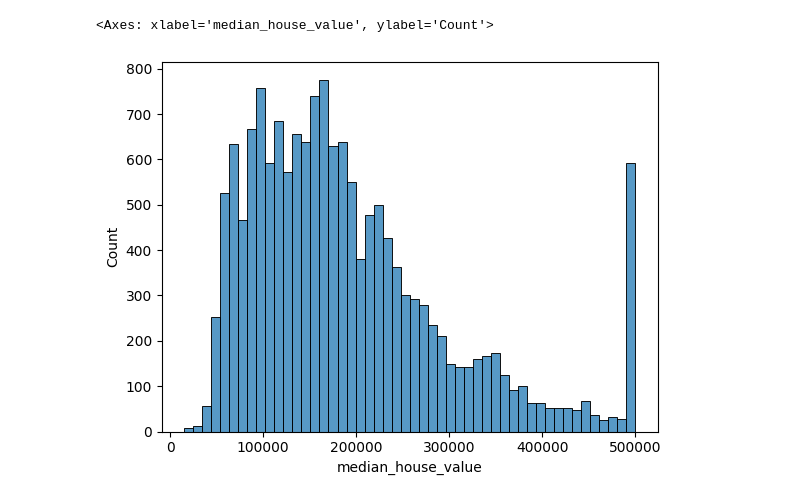
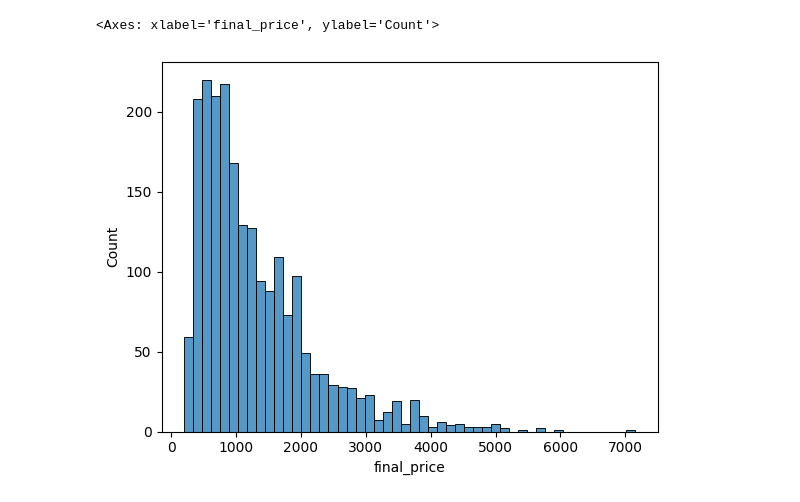
Before and after one commit to walterjove/ml-zoomcamp-hw, a Jupyter notebook: 02-regression/homework2.ipynb, the cells around one changed output. Drawn from its saved outputs; the diff is of its cells as text; code cells hidden in the pictures.

```diff
--- a/02-regression/homework2.ipynb
+++ b/02-regression/homework2.ipynb
@@ -5,6 +5,6 @@ import matplotlib.pyplot as plt
 import seaborn as sns
 %matplotlib inline
 # %%
-df = pd.read_csv('https://raw.githubusercontent.com/alexeygrigorev/datasets/master/housing.csv')
+df = pd.read_csv('https://raw.githubusercontent.com/alexeygrigorev/datasets/master/laptops.csv')
 df.head()
 # %% [output]
@@ -17,2 +17,5 @@ df.head()
 # %%
-data = df[(df['ocean_proximity']== '<1H OCEAN') | (df['ocean_proximity']== 'INLAND')][['latitude','longitude','housing_median_age','total_rooms','total_bedrooms','population','households','median_income','median_house_value']]
+# Data Preparation
+df.columns = df.columns.str.lower().str.replace(' ', '_')
+base = ['ram','storage','screen','final_price']
+df = df[base]
@@ -19,7 +36,8 @@ data = df[(df['ocean_proximity']== '<1H OCEAN') | (df['ocean_proximity']== 'INLA
 # %%
-sns.histplot(data.median_house_value, bins=50)
+# EDA
+sns.histplot(df.final_price, bins=50)
 # %% [output]
-<Axes: xlabel='median_house_value', ylabel='Count'>
+<Axes: xlabel='final_price', ylabel='Count'>
-[figure, old version]
+[figure, new version]
 # %%
 # Question 1
```
Also changed, not shown: parts of 9 cells of this notebook.
